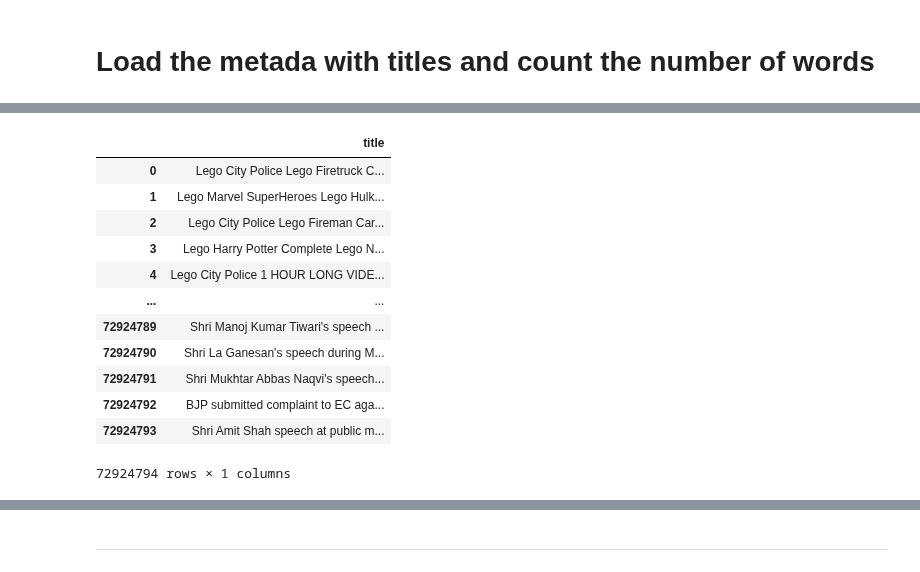
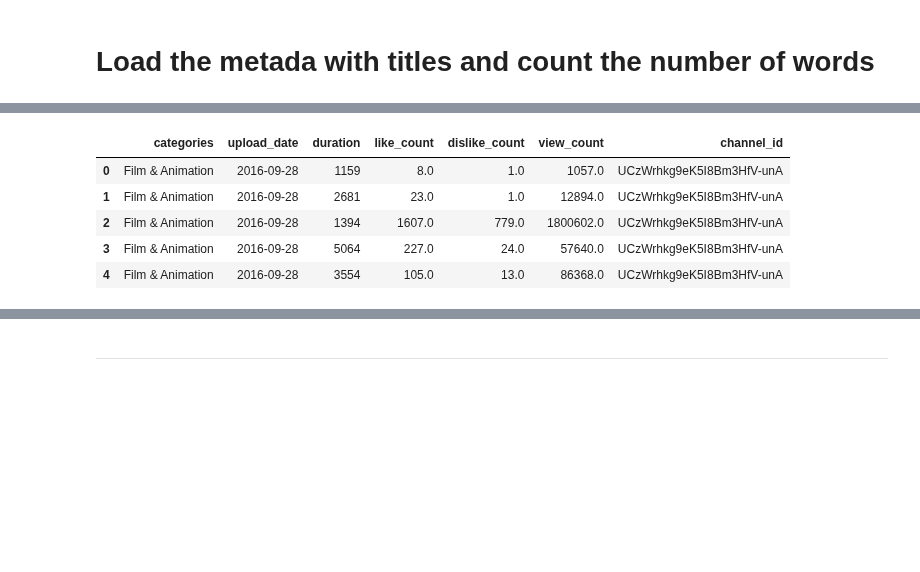
Before and after one commit to epfl-ada/ada-2022-project-adaptation, a Jupyter notebook: impl.ipynb, the cells around one changed output, grey strips where cells are left out. Cells and saved outputs as stored; diff of their text form; code cells hidden in the pictures; blank space fills up the shorter version.

```diff
--- a/impl.ipynb
+++ b/impl.ipynb
@@ -390,20 +410,15 @@ titles_metadata = pd.read_feather(
+# %%
+video_metadatas.head()
+# %% [output]
+|  | categories | upload_date | duration | like_count | dislike_count | view_count | channel_id |
+| 0 | Film & Animation | 2016-09-28 | 1159 | 8.0 | 1.0 | 1057.0 | UCzWrhkg9eK5I8Bm3HfV-unA |
+| 1 | Film & Animation | 2016-09-28 | 2681 | 23.0 | 1.0 | 12894.0 | UCzWrhkg9eK5I8Bm3HfV-unA |
+| 2 | Film & Animation | 2016-09-28 | 1394 | 1607.0 | 779.0 | 1800602.0 | UCzWrhkg9eK5I8Bm3HfV-unA |
+| 3 | Film & Animation | 2016-09-28 | 5064 | 227.0 | 24.0 | 57640.0 | UCzWrhkg9eK5I8Bm3HfV-unA |
+| 4 | Film & Animation | 2016-09-28 | 3554 | 105.0 | 13.0 | 86368.0 | UCzWrhkg9eK5I8Bm3HfV-unA |
 # %%
-titles_metadata.drop('categories', axis=1, inplace=True)
-titles_metadata
+# titles_metadata.drop('categories', axis=1, inplace=True)
+# titles_metadata
-# %% [output]
-|  | title |
-| 0 | Lego City Police Lego Firetruck C... |
-| 1 | Lego Marvel SuperHeroes Lego Hulk... |
-| 2 | Lego City Police Lego Fireman Car... |
-| 3 | Lego Harry Potter Complete Lego N... |
-| 4 | Lego City Police 1 HOUR LONG VIDE... |
-| ... | ... |
-| 72924789 | Shri Manoj Kumar Tiwari's speech ... |
-| 72924790 | Shri La Ganesan's speech during M... |
-| 72924791 | Shri Mukhtar Abbas Naqvi's speech... |
-| 72924792 | BJP submitted complaint to EC aga... |
-| 72924793 | Shri Amit Shah speech at public m... |
-72924794 rows × 1 columns
 # %%
 titles_nb_words = titles_metadata
 titles_nb_words.title = titles_metadata['title'].apply(lambda x : count_words_simple(x))
```
Also changed, not shown: parts of 16 cells of this notebook.
